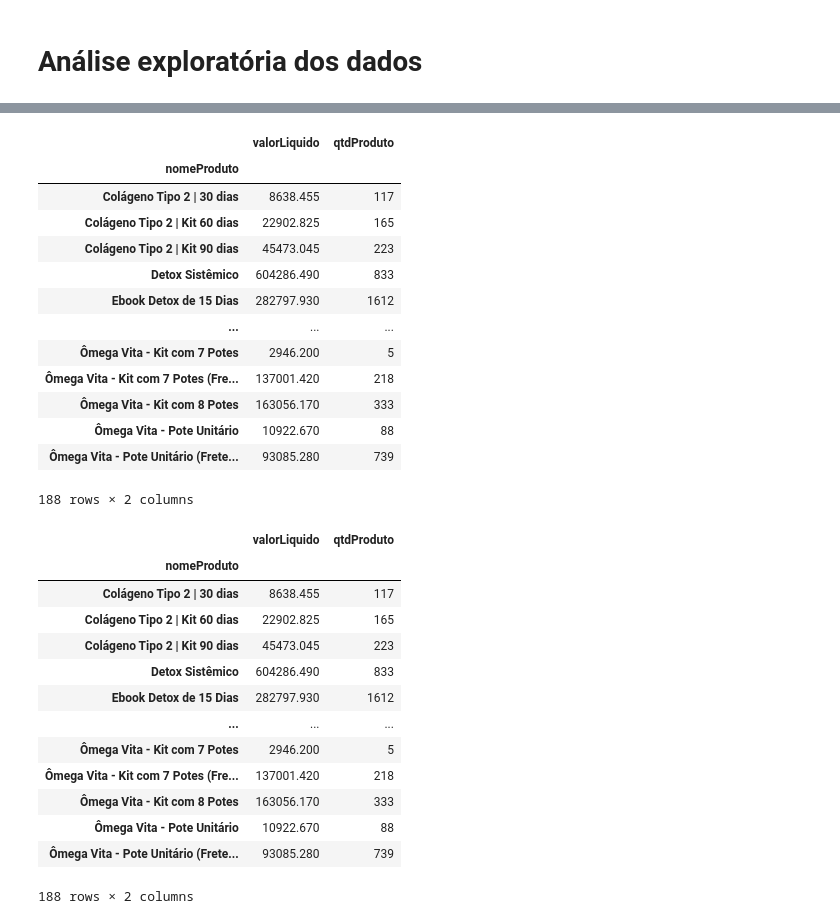
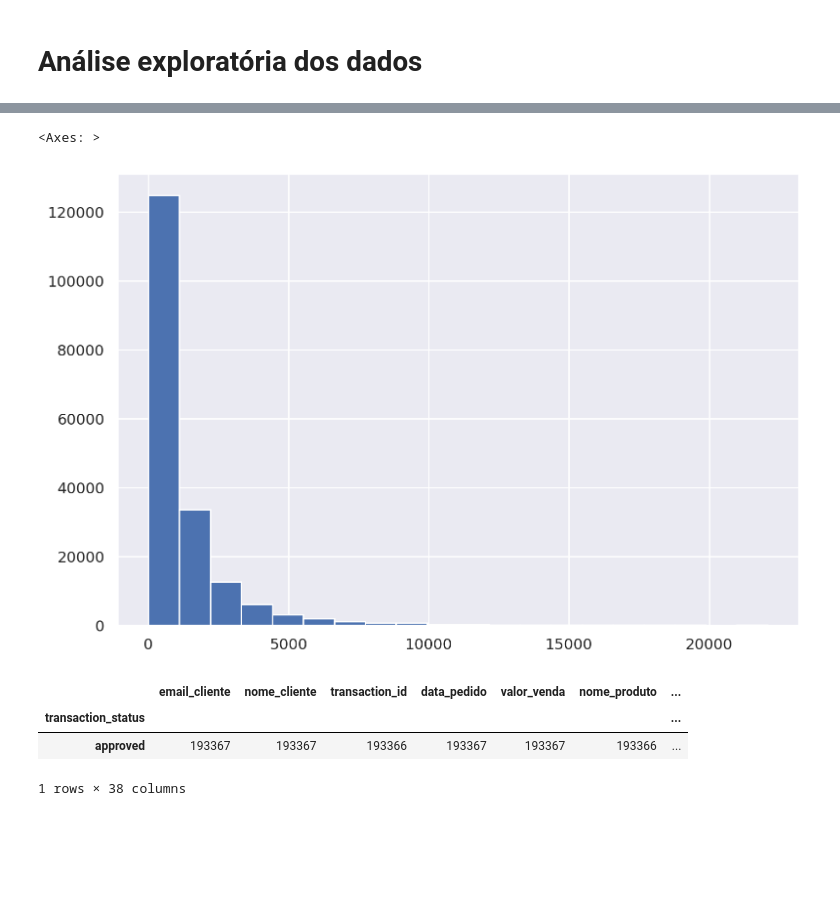
Before and after one commit to LuanaLeite/trabalho-individual, a Jupyter notebook: Entrega_2_Luana_Leite.ipynb, the cells around one changed output, grey strips where cells are left out. Cells and saved outputs as stored; diff of their text form; code cells hidden in the pictures; blank space fills up the shorter version.

```diff
--- a/Entrega_2_Luana_Leite.ipynb
+++ b/Entrega_2_Luana_Leite.ipynb
@@ -322,42 +198,12 @@ plt.show()
-# %%
-pd.DataFrame(
-    df.groupby(
-        by='nomeProduto'
-    )['valorLiquido', 'qtdProduto'].sum()
-)
-# %% [output]
-|  | valorLiquido | qtdProduto |
-| nomeProduto |  |  |
-| Colágeno Tipo 2 | 30 dias | 8638.455 | 117 |
-| Colágeno Tipo 2 | Kit 60 dias | 22902.825 | 165 |
-| Colágeno Tipo 2 | Kit 90 dias | 45473.045 | 223 |
-| Detox Sistêmico | 604286.490 | 833 |
-| Ebook Detox de 15 Dias | 282797.930 | 1612 |
-| ... | ... | ... |
-| Ômega Vita - Kit com 7 Potes | 2946.200 | 5 |
-| Ômega Vita - Kit com 7 Potes (Fre... | 137001.420 | 218 |
-| Ômega Vita - Kit com 8 Potes | 163056.170 | 333 |
-| Ômega Vita - Pote Unitário | 10922.670 | 88 |
-| Ômega Vita - Pote Unitário (Frete... | 93085.280 | 739 |
-188 rows × 2 columns
-# %%
-faturamento_por_produto = df.groupby(
-        by='nomeProduto'
-    )['valorLiquido', 'qtdProduto'].sum()
-
-faturamento_por_produto
-# %% [output]
-|  | valorLiquido | qtdProduto |
-| nomeProduto |  |  |
-| Colágeno Tipo 2 | 30 dias | 8638.455 | 117 |
-| Colágeno Tipo 2 | Kit 60 dias | 22902.825 | 165 |
-| Colágeno Tipo 2 | Kit 90 dias | 45473.045 | 223 |
-| Detox Sistêmico | 604286.490 | 833 |
-| Ebook Detox de 15 Dias | 282797.930 | 1612 |
-| ... | ... | ... |
-| Ômega Vita - Kit com 7 Potes | 2946.200 | 5 |
-| Ômega Vita - Kit com 7 Potes (Fre... | 137001.420 | 218 |
-| Ômega Vita - Kit com 8 Potes | 163056.170 | 333 |
-| Ômega Vita - Pote Unitário | 10922.670 | 88 |
-| Ômega Vita - Pote Unitário (Frete... | 93085.280 | 739 |
-188 rows × 2 columns
+# %%
+df['ltv_cliente'].hist(bins=20)
+# %% [output]
+<Axes: >
+[figure, added]
+# %%
+df.groupby(['transaction_status']).count()
+# %% [output]
+|  | email_cliente | nome_cliente | transaction_id | data_pedido | valor_venda | nome_produto | ... |
+| transaction_status |  |  |  |  |  |  | ... |
+| approved | 193367 | 193367 | 193366 | 193367 | 193367 | 193366 | ... |
+1 rows × 38 columns
```
Also changed, not shown: parts of 100 cells of this notebook.
